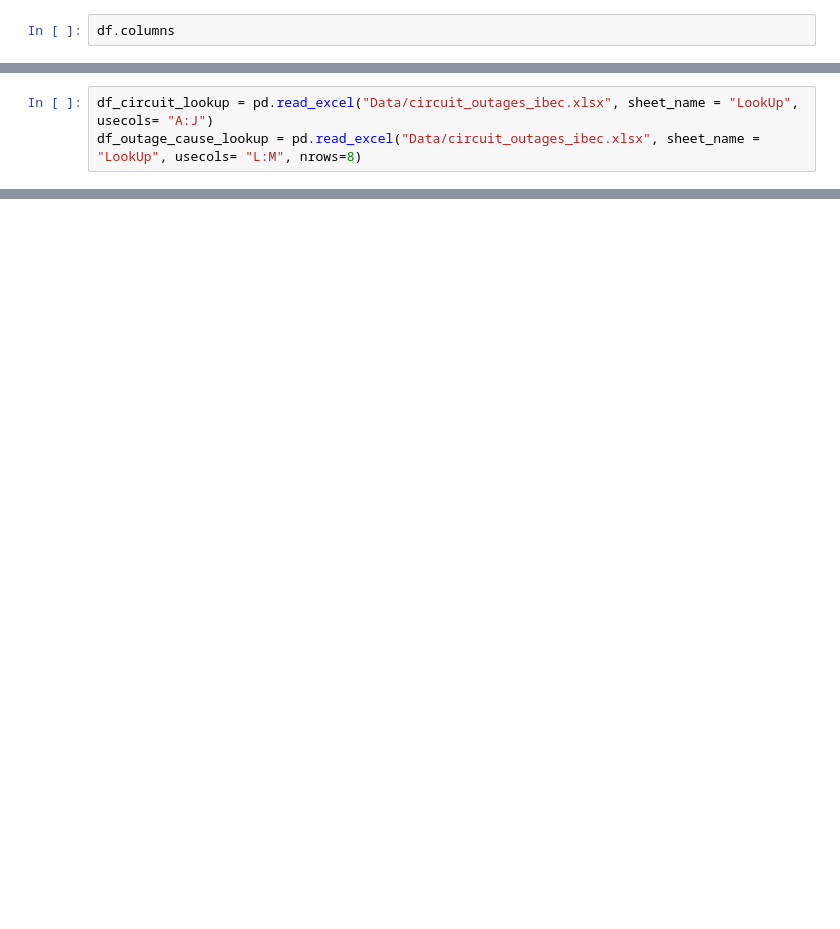
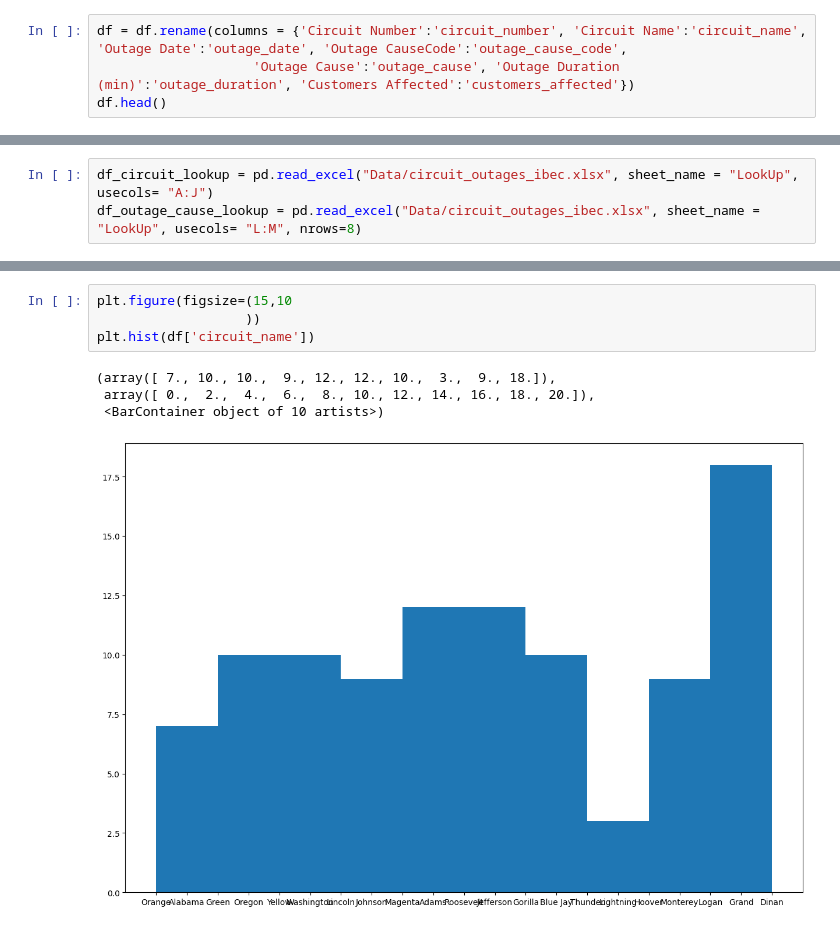
Before and after one commit to GerardoG2/ITC-2025, a Jupyter notebook: circuit-outage-analysis.ipynb, the cells around one changed output, grey strips where cells are left out. Drawn from its saved outputs; the diff is of its cells as text; blank space fills up the shorter version.

```diff
--- a/circuit-outage-analysis.ipynb
+++ b/circuit-outage-analysis.ipynb
@@ -14,5 +15,7 @@ df.head()
 | 3 | 2 | Alabama | 2024-03-13 | 1 | UG Equipment Failure | 227 | ... |
 | 4 | 2 | Alabama | 2024-03-15 | 1 | UG Equipment Failure | 19 | ... |
 # %%
-df.columns
+df = df.rename(columns = {'Circuit Number':'circuit_number', 'Circuit Name':'circuit_name', 'Outage Date':'outage_date', 'Outage CauseCode':'outage_cause_code',
+                    'Outage Cause':'outage_cause', 'Outage Duration (min)':'outage_duration', 'Customers Affected':'customers_affected'})
+df.head()
 # %% [output]
@@ -109,0 +596,9 @@ df_outage_cause_lookup.rename(columns={'Outage Cause Code':'outage_cause_code',
+# %%
+plt.figure(figsize=(15,10
+                   ))
+plt.hist(df['circuit_name'])
+# %% [output]
+(array([ 7., 10., 10.,  9., 12., 12., 10.,  3.,  9., 18.]),
+ array([ 0.,  2.,  4.,  6.,  8., 10., 12., 14., 16., 18., 20.]),
+ <BarContainer object of 10 artists>)
+[figure, added]
```
Also changed, not shown: parts of 38 cells of this notebook, 2 other files.
